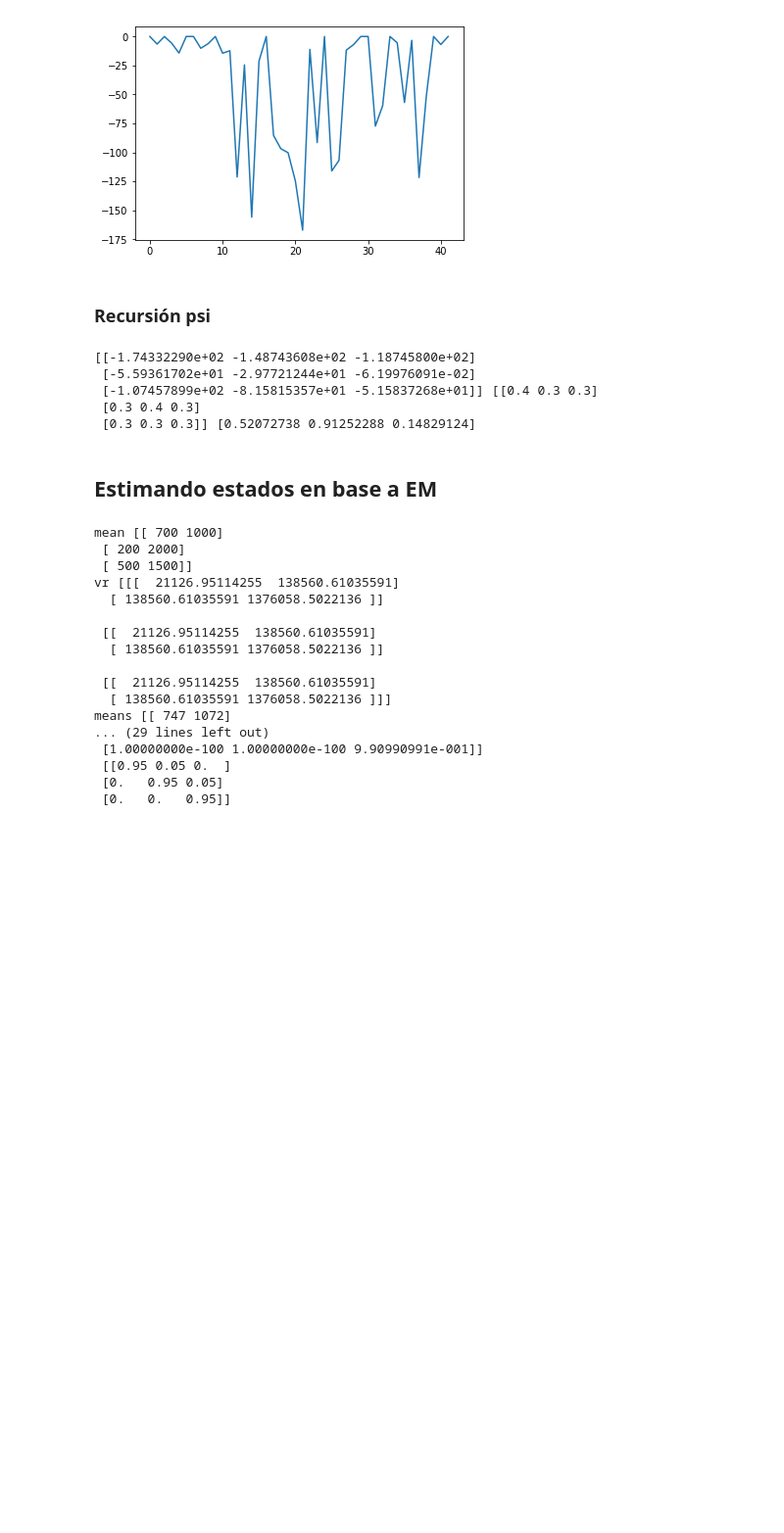
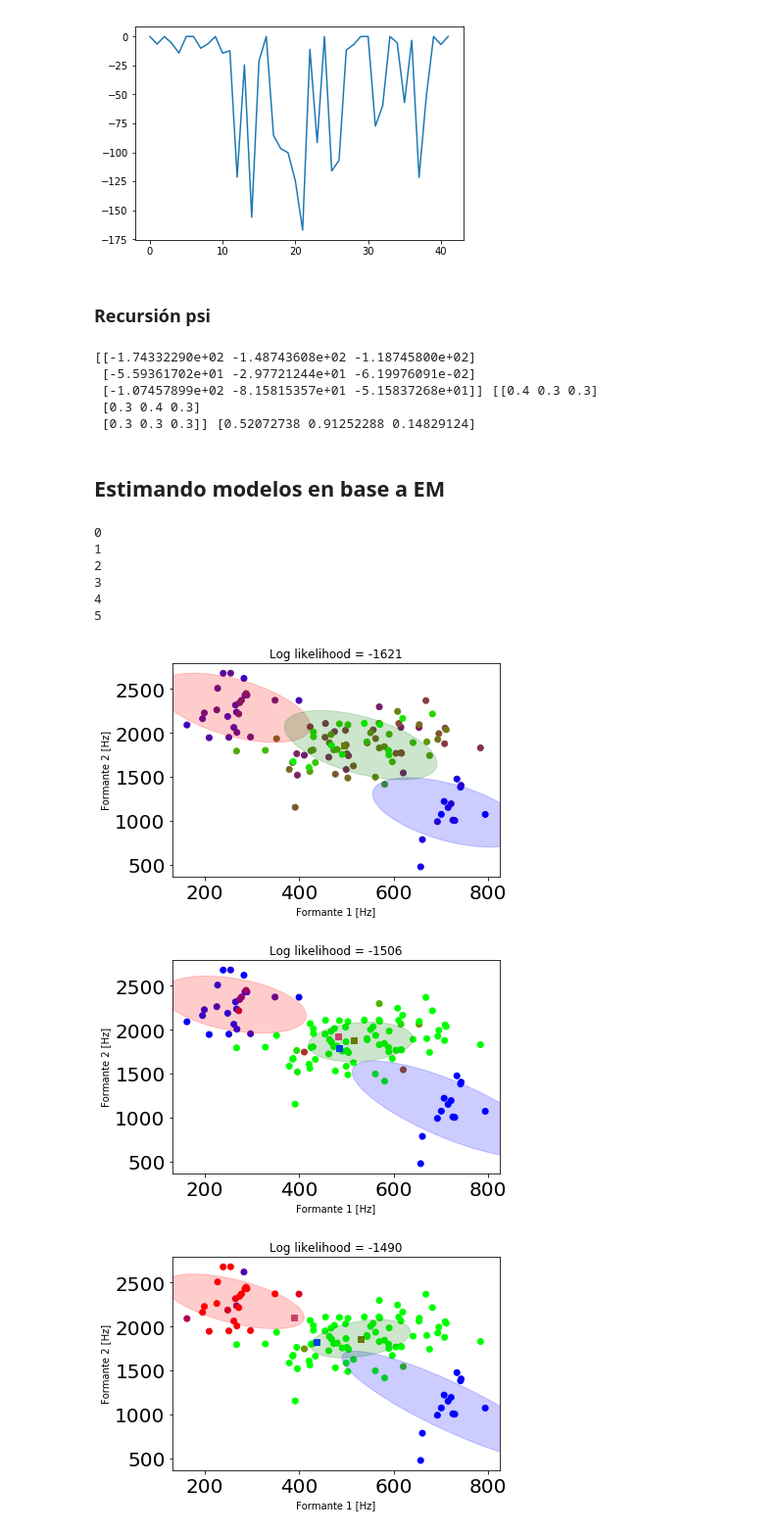
Before and after one commit to pashmir/habla, a Jupyter notebook: practica 7/TP7 - Carbonaro.ipynb, the cells around one changed output. Shown at 98% size. Cells and saved outputs as stored; diff of their text form; code cells hidden in the pictures; blank space fills up the shorter version.

```diff
--- a/practica 7/TP7 - Carbonaro.ipynb
+++ b/practica 7/TP7 - Carbonaro.ipynb
@@ -359,8 +440,8 @@ def prob_conjunta(muestras,estados,modelo):
 i=1
 maximo=-1e100
 imax=0
-for hmm in (hmm1,hmm2,hmm3,hmm4,hmm5,hmm6):
-    P=prob_conjunta(X6,ST6,hmm)
+for hmm_test in (hmm1,hmm2,hmm3,hmm4,hmm5,hmm6):
+    P=prob_conjunta(X6,ST6,hmm_test)
     if maximo<P:
         maximo=np.copy(P)
         imax=np.copy(i)
@@ -435,7 +513,7 @@ def logbeta(*args,**kwargs):
         bj_before=np.copy(bj)
         bj=0
         for i in I:
-            bet=logsum(beta_before[I+1]+logtrans[I+1,i+1]+bj_before[I+1])
+            bet=logsum(beta_before[I+1]+logtrans[i+1,I+1]+bj_before[I+1])
             b=sd.multivariate_normal.logpdf(x[t],means[i],vrs[i])
             bj=np.hstack((bj,b))
             beta_t=np.hstack((beta_t,bet))
@@ -443,6 +521,7 @@ def logbeta(*args,**kwargs):
     beta=beta.reshape(numpts+1,numstates+1)
     beta=beta[::-1,:]
     return beta
+
 prob_obs,alpha=logfwd(X1,hmm1)
 beta=logbeta(X1,hmm1)
 fig,ax=plt.subplots()
@@ -526,5 +606,5 @@ print(psi[:,:,40],hmm1.trans[1:4,1:4],np.exp((a11,a22,a33)))
  [0.3 0.4 0.3]
  [0.3 0.3 0.3]] [0.52072738 0.91252288 0.14829124]
 # %% [markdown]
-## Estimando estados en base a EM
+## Estimando modelos en base a EM
 # %%
@@ -540,7 +621,8 @@ while uno < 10 or dos < 10 or tres < 10:
 
 np.savez('./X_ST.npz',x=X,y=stateSeq)
 # %%
-#funcion que calcula alpha beta gamma y psi
+# Funcion que calcula alpha beta gamma y psi
+# Hice una nueva función para no recalcular las gausianas tantas veces
 def alphabetagammapsill(*args,**kwargs):
     if len(args)==2:
         x=args[0]
@@ -601,7 +683,7 @@ def alphabetagammapsill(*args,**kwargs):
         beta_before=np.copy(beta_t)
         beta_t=0
         for i in I:
-            bet=logsum(beta_before[I+1]+logtrans[I+1,i+1]+B[t,I])
+            bet=logsum(beta_before[I+1]+logtrans[i+1,I+1]+B[t,I])
             beta_t=np.hstack((beta_t,bet))
         beta=np.hstack((beta,beta_t))
     beta=beta.reshape(numpts+1,numstates+1)
@@ -627,6 +709,9 @@ def alphabetagammapsill(*args,**kwargs):
 
     return alpha,beta,gamma,psi,logprob
 
+#--------------#
+# Algoritmo EM #
+#--------------#
 data = np.load('./X_ST.npz')
 X = data['x'] # Muestras
 ST = data['y'] # Secuencia temporal
@@ -636,12 +721,8 @@ I=np.arange(numstates)
 [numpts,dim]=np.shape(X)
 means=np.sum(X,axis=0)/numpts
 means=np.dot(np.ones((numstates,1)),means[np.newaxis,:])
-means=np.array([[700, 1000],[200,2000],[500,1500]])
-print('mean',means)
 sigma=np.dot(X.T,X)/numpts - np.dot(means[2,np.newaxis].T,means[2,np.newaxis])
-sigma=sigma
 vrs= np.stack((sigma,sigma,sigma))
-print('vr',vrs)
 trans=np.array([[0, 1, 0, 0, 0],
                 [0, 1/2, 1/2, 0, 0],
                 [0, 0, 1/2, 1/2, 0],
@@ -649,9 +730,10 @@ trans=np.array([[0, 1, 0, 0, 0],
                 [0, 0, 0, 0, 1]])
 
 alpha,beta,gamma,psi,ll=alphabetagammapsill(X, means, vrs, trans)
+graficar(X,np.exp(gamma),ll,means,vrs)
 ll_ant = ll - 1000
 iteraciones=0
-while iteraciones<1:
+while ll-ll_ant>1e-6:
     #normalizacion
     norm=np.zeros((numstates,1))
     for i in I:
@@ -666,55 +748,46 @@ while iteraciones<1:
         #aux = aux + np.dot( gamma[:,i+1,np.newaxis], np.ones((1,2)) )
         #means[i,0] = np.exp(logsum(aux[:,0]) - norm[i])
         #means[i,1] = np.exp(logsum(aux[:,1]) - norm[i])
+
         # en valor absoluto
         means[i] = np.dot(X.T,np.exp(gamma[:,i+1,np.newaxis])).T / norm[i]
-    print('means',means)
     #varianzas
     for i in I:
         # logaritmico
         #aux = X3-means[i]
         #aux[aux<1e-100] = 1e-100
         #aux = np.log(aux)
         #aux2 = aux + np.dot(gamma[:,i+1,np.newaxis] , np.array([[1, 1]]))
         #a11 = logsum(aux2[:,0]+aux[:,0]) - norm[i]
         #a22 = logsum(aux2[:,1]+aux[:,1]) - norm[i]
         #a21 = logsum(aux2[:,1]+aux[:,0]) - norm[i]
         #a12 = logsum(aux2[:,0]+aux[:,1]) - norm[i]
         #vrs[i] = np.reshape(np.hstack((a11,a12,a21,a22)),(2,2))
         #vrs[i] = np.exp(vrs[i])
+
         # en valor absoluto
-        aux = np.dot(np.exp(gamma[:,i+1,np.newaxis]) , np.array([[1, 1]])) * (X-means[i])
+        aux = np.dot(np.exp(gamma[:,i+1,np.newaxis]) , np.ones((1,dim))) * (X-means[i])
         vrs[i]= np.dot(aux.T, X-means[i]) / norm[i]
-    print('vrs',vrs)
     #trans
     for i in I:
         for j in I:
             trans[i+1,j+1]=logsum(psi[i,j,1:])-np.log(norm[i])
-    trans[1:4,1:4]=np.exp(trans[1:4,1:4])
-    print('trans',trans)
+    trans[1:-1,1:-1]=np.exp(trans[1:-1,1:-1])
+    trans[1:-1,-1]=1-np.sum(trans[1:-1,1:-1],axis=1)
 
 
     ll_ant=np.copy(ll)
     alpha,beta,gamma,psi,ll=alphabetagammapsill(X, means, vrs, trans)
     print(iteraciones)
     iteraciones=iteraciones+1
-
-print(hmm6.means,'\n',means,'\n',trans[1:4,1:4],'\n',hmm6.trans[1:4,1:4])
+    graficar(X,np.exp(gamma),ll,means,vrs)
 # %% [output]
-mean [[ 700 1000]
- [ 200 2000]
- [ 500 1500]]
-vr [[[  21126.95114255  138560.61035591]
-  [ 138560.61035591 1376058.5022136 ]]
-
- [[  21126.95114255  138560.61035591]
-  [ 138560.61035591 1376058.5022136 ]]
-
- [[  21126.95114255  138560.61035591]
-  [ 138560.61035591 1376058.5022136 ]]]
-means [[ 747 1072]
-... (29 lines left out)
- [1.00000000e-100 1.00000000e-100 9.90990991e-001]]
- [[0.95 0.05 0.  ]
- [0.   0.95 0.05]
- [0.   0.   0.95]]
+0
+1
+2
+3
+4
+5
+[figure, added]
+[figure, added]
+[figure, added]
```
Also changed, not shown: parts of 16 cells of this notebook, 4 other files.
